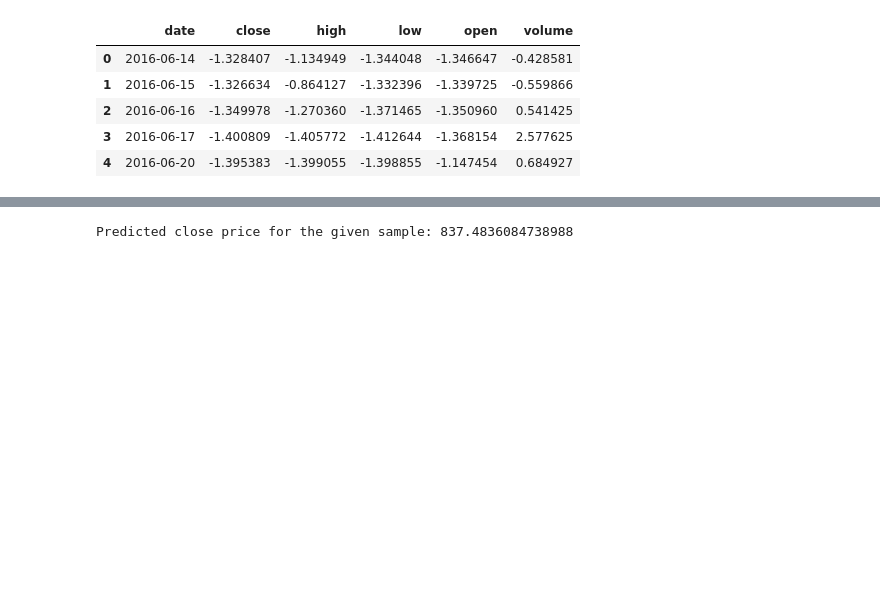
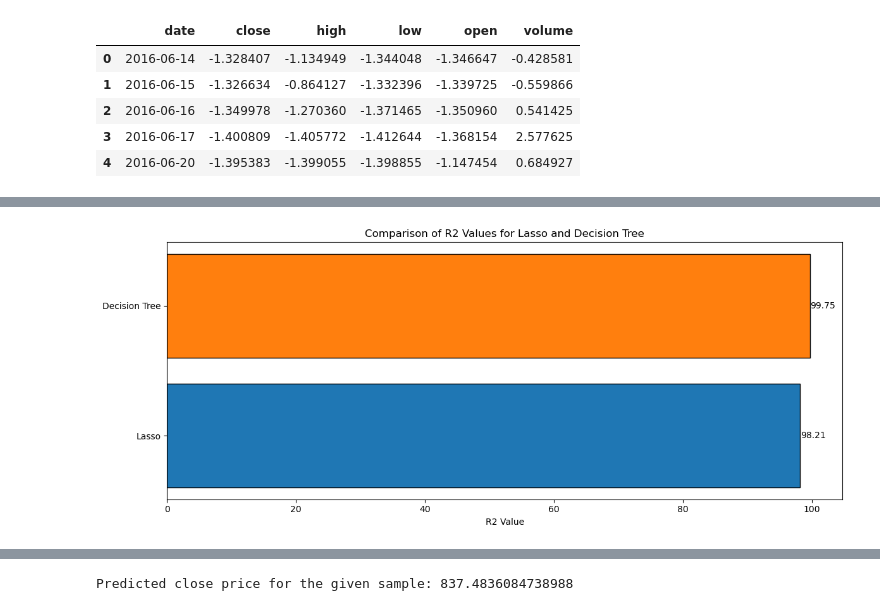
Before and after one commit to Ahmed72-AMSA/Business-Intelligence-Project, a Jupyter notebook: regression/Stoke_Price/model_regression.ipynb, the cells around one changed output, grey strips where cells are left out. Cells and saved outputs as stored; diff of their text form; code cells hidden in the pictures; blank space fills up the shorter version.

```diff
--- a/regression/Stoke_Price/model_regression.ipynb
+++ b/regression/Stoke_Price/model_regression.ipynb
@@ -242,0 +283,18 @@ R2: 98.21%
+# %%
+models = ['Lasso', 'Decision Tree']
+r2_values = [acc*100, acc_tree*100]
+
+plt.figure(figsize=(12, 5))
+plt.barh(models, r2_values, color=['#1f77b4', '#ff7f0e'], edgecolor='black')
+
+plt.xlabel('R2 Value')
+plt.title('Comparison of R2 Values for Lasso and Decision Tree')
+
+for index, value in enumerate(r2_values):
+    plt.text(value + 0.02, index, f'{value:.2f}', va='center')
+
+# Show the plot
+plt.tight_layout()
+plt.show()
+# %% [output]
+[figure, added]
```
Also changed, not shown: parts of 13 cells of this notebook.
